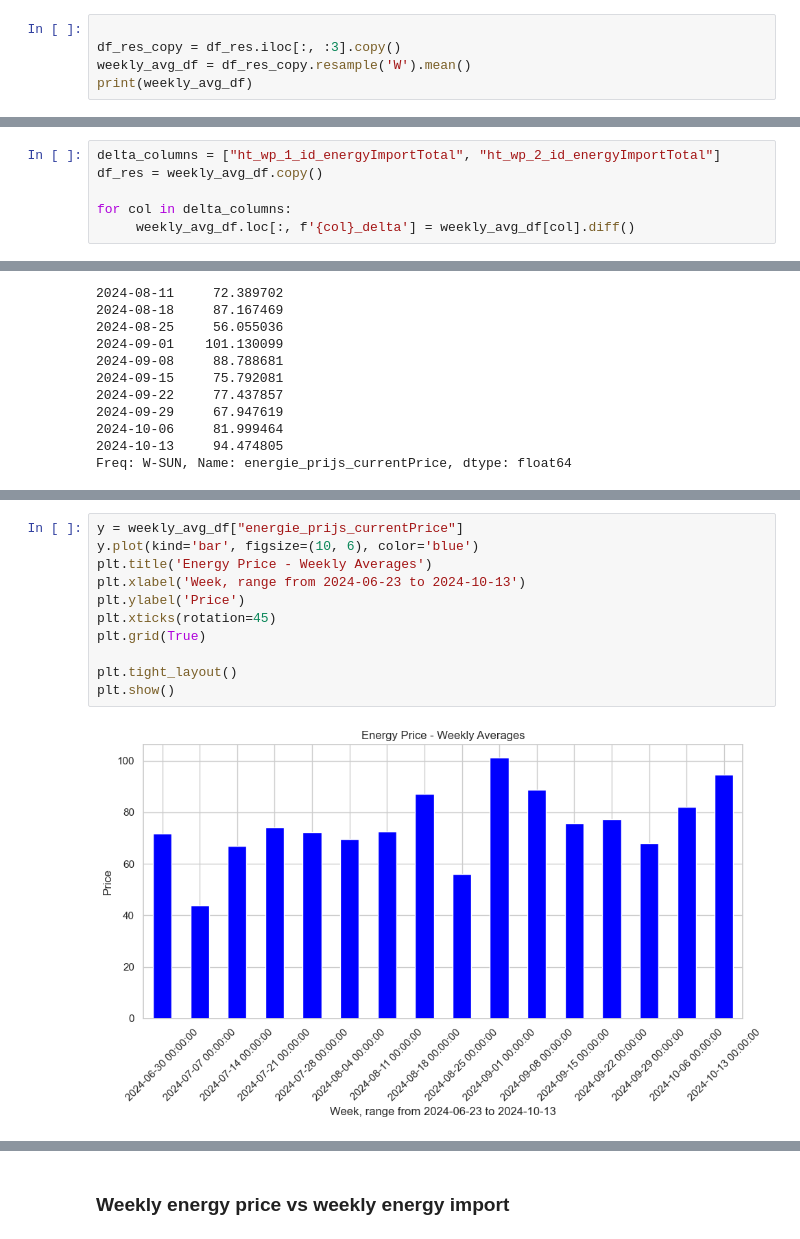
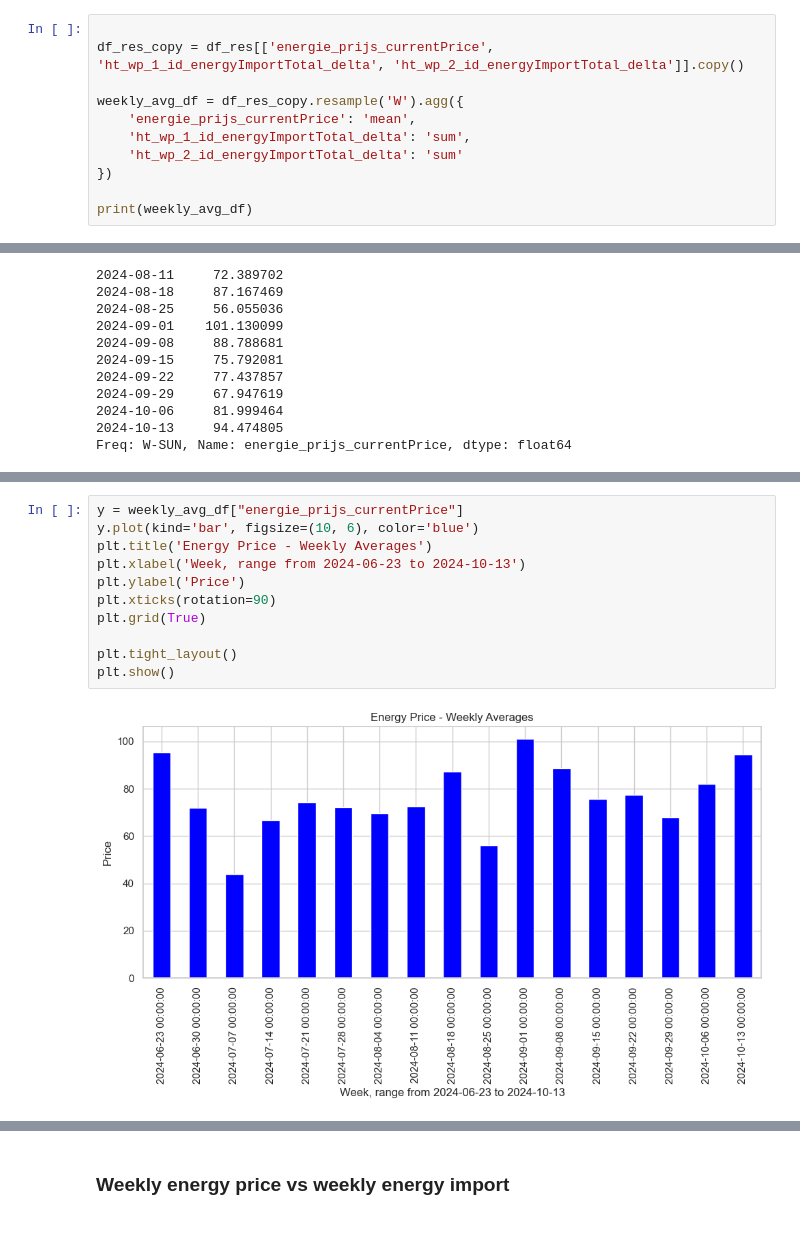
Before and after one commit to PiotrKersten/server-side-queries, a Jupyter notebook: main.ipynb, the cells around one changed output, grey strips where cells are left out. Drawn from its saved outputs; the diff is of its cells as text.

```diff
--- a/main.ipynb
+++ b/main.ipynb
@@ -705,7 +730,13 @@ Freq: W-SUN, Name: energie_prijs_currentPrice, dtype: float64
 # More variety between those
 # %%
 
-df_res_copy = df_res.iloc[:, :3].copy()
-weekly_avg_df = df_res_copy.resample('W').mean()
+df_res_copy = df_res[['energie_prijs_currentPrice', 'ht_wp_1_id_energyImportTotal_delta', 'ht_wp_2_id_energyImportTotal_delta']].copy()
+
+weekly_avg_df = df_res_copy.resample('W').agg({
+    'energie_prijs_currentPrice': 'mean',
+    'ht_wp_1_id_energyImportTotal_delta': 'sum',
+    'ht_wp_2_id_energyImportTotal_delta': 'sum'
+})
+
 print(weekly_avg_df)
 # %% [output]
@@ -731,9 +760,3 @@ timestamp
-# %%
-delta_columns = ["ht_wp_1_id_energyImportTotal", "ht_wp_2_id_energyImportTotal"]
-df_res = weekly_avg_df.copy()
-
-for col in delta_columns:
-     weekly_avg_df.loc[:, f'{col}_delta'] = weekly_avg_df[col].diff()
 # %%
 print(weekly_avg_df.index)
 # %% [output]
@@ -802,16 +826,16 @@ weekly_avg_df.head(17)
 # %%
 y = weekly_avg_df["energie_prijs_currentPrice"]
 y.plot(kind='bar', figsize=(10, 6), color='blue')
 plt.title('Energy Price - Weekly Averages')
 plt.xlabel('Week, range from 2024-06-23 to 2024-10-13')
 plt.ylabel('Price')
-plt.xticks(rotation=45)
+plt.xticks(rotation=90)
 plt.grid(True)
 
 plt.tight_layout()
 plt.show()
 # %% [output]
-[figure, old version]
+[figure, new version]
 # %%
 y = weekly_avg_df["ht_wp_1_id_energyImportTotal_delta"]
 y.plot(kind='bar', figsize=(10, 6), color='blue')
```
Also changed, not shown: parts of 22 cells of this notebook, 5 other files.
